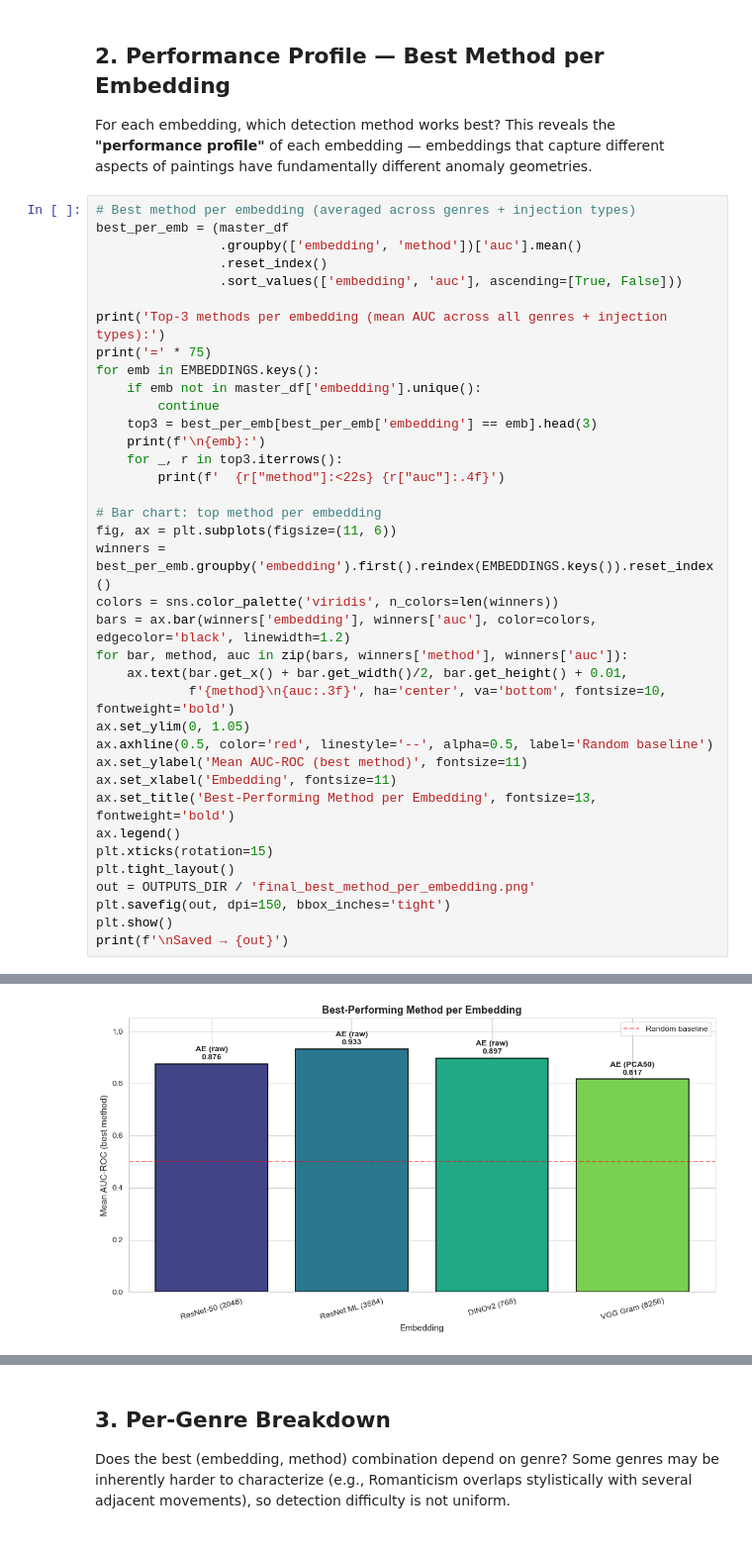
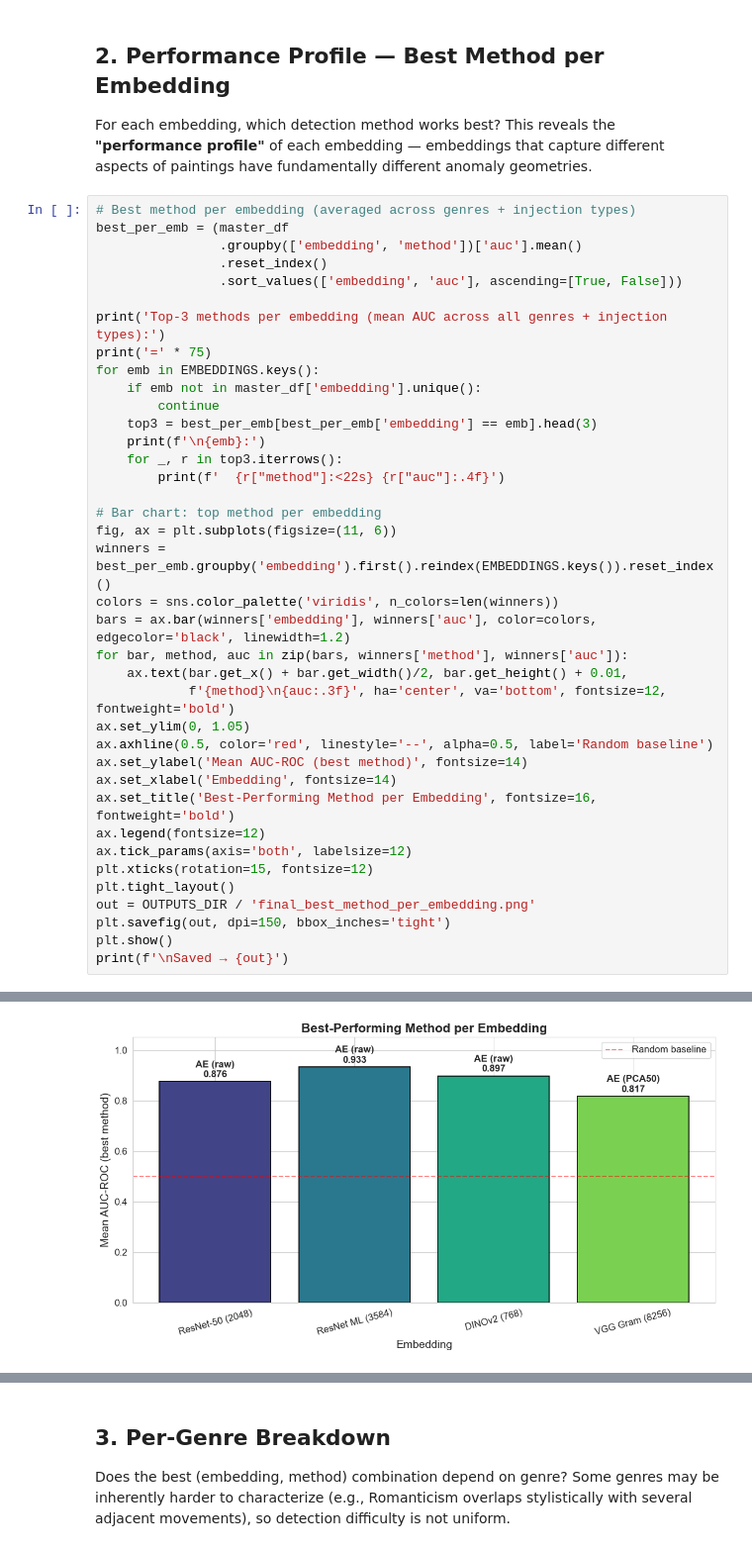
Before and after one commit to yevastepanyan8/Capstone_Project, a Jupyter notebook: notebooks/final_results_summary.ipynb, the cells around one changed output, grey strips where cells are left out. Shown at 99% size. Cells and saved outputs as stored; diff of their text form.

```diff
--- a/notebooks/final_results_summary.ipynb
+++ b/notebooks/final_results_summary.ipynb
@@ -189,40 +193,41 @@ fig, ax = plt.subplots(figsize=(11, 6))
 winners = best_per_emb.groupby('embedding').first().reindex(EMBEDDINGS.keys()).reset_index()
 colors = sns.color_palette('viridis', n_colors=len(winners))
 bars = ax.bar(winners['embedding'], winners['auc'], color=colors, edgecolor='black', linewidth=1.2)
 for bar, method, auc in zip(bars, winners['method'], winners['auc']):
     ax.text(bar.get_x() + bar.get_width()/2, bar.get_height() + 0.01,
-            f'{method}\n{auc:.3f}', ha='center', va='bottom', fontsize=10, fontweight='bold')
+            f'{method}\n{auc:.3f}', ha='center', va='bottom', fontsize=12, fontweight='bold')
 ax.set_ylim(0, 1.05)
 ax.axhline(0.5, color='red', linestyle='--', alpha=0.5, label='Random baseline')
-ax.set_ylabel('Mean AUC-ROC (best method)', fontsize=11)
-ax.set_xlabel('Embedding', fontsize=11)
-ax.set_title('Best-Performing Method per Embedding', fontsize=13, fontweight='bold')
-ax.legend()
-plt.xticks(rotation=15)
+ax.set_ylabel('Mean AUC-ROC (best method)', fontsize=14)
+ax.set_xlabel('Embedding', fontsize=14)
+ax.set_title('Best-Performing Method per Embedding', fontsize=16, fontweight='bold')
+ax.legend(fontsize=12)
+ax.tick_params(axis='both', labelsize=12)
+plt.xticks(rotation=15, fontsize=12)
 plt.tight_layout()
 out = OUTPUTS_DIR / 'final_best_method_per_embedding.png'
 plt.savefig(out, dpi=150, bbox_inches='tight')
 plt.show()
 print(f'\nSaved → {out}')
 # %% [output]
 Top-3 methods per embedding (mean AUC across all genres + injection types):
 ===========================================================================
 
 ResNet-50 (2048):
   AE (raw)               0.8756
   LOF (raw)              0.7568
   Cosine                 0.7474
 
 ResNet ML (3584):
   AE (raw)               0.9329
   GMM (raw)              0.7924
   LOF (raw)              0.7916
 ... (6 lines left out)
 VGG Gram (8256):
   AE (PCA50)             0.8173
   GMM (raw)              0.7967
   HDBSCAN (PCA50)        0.7922
-[figure, old version]
+[figure, new version]
 Saved → C:\Users\Yeva\Desktop\Capstone_Project\outputs\figures\final_best_method_per_embedding.png
 # %% [markdown]
 ## 3. Per-Genre Breakdown
```
Also changed, not shown: parts of 4 cells of this notebook, 11 other files.
